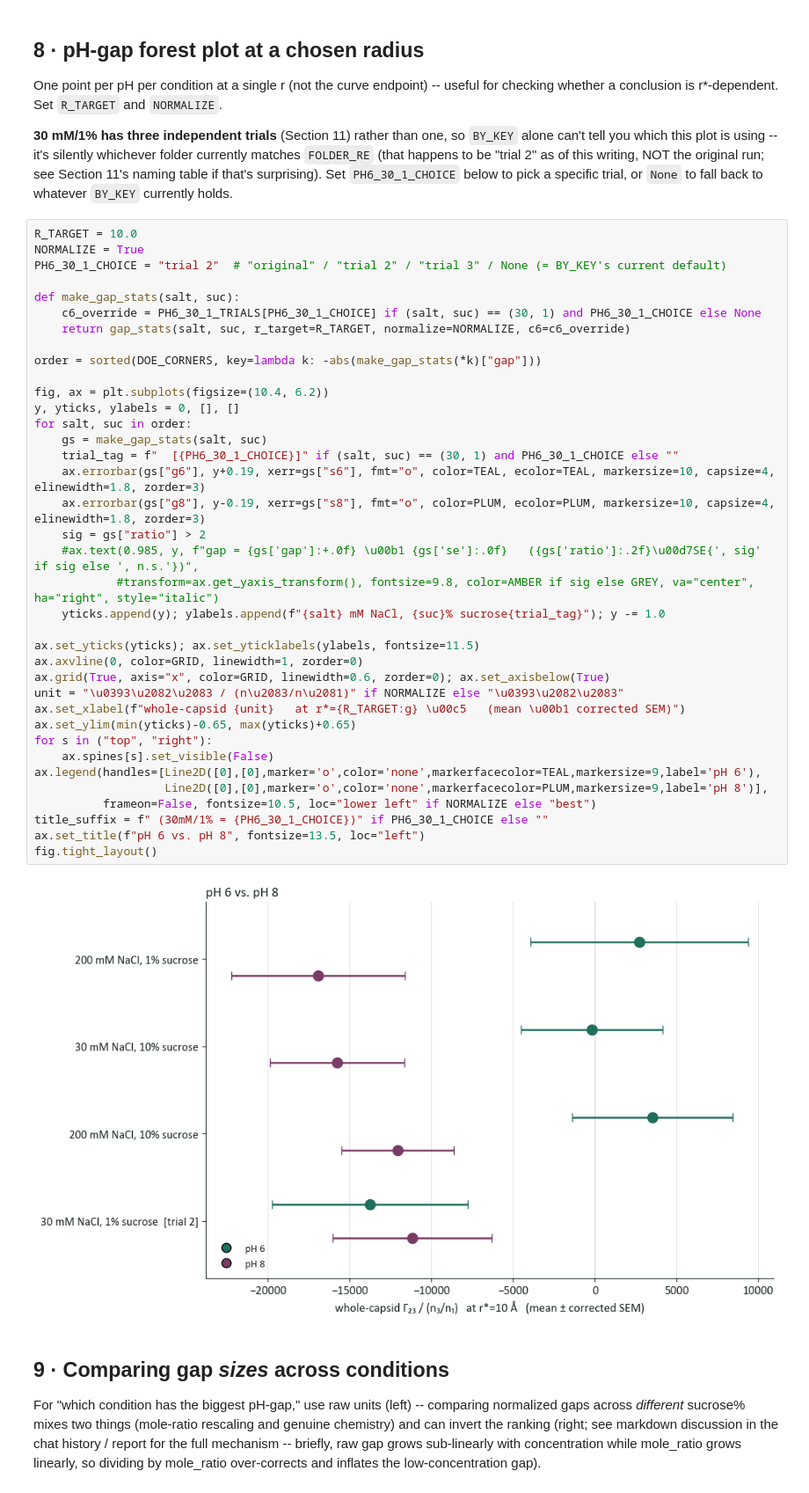
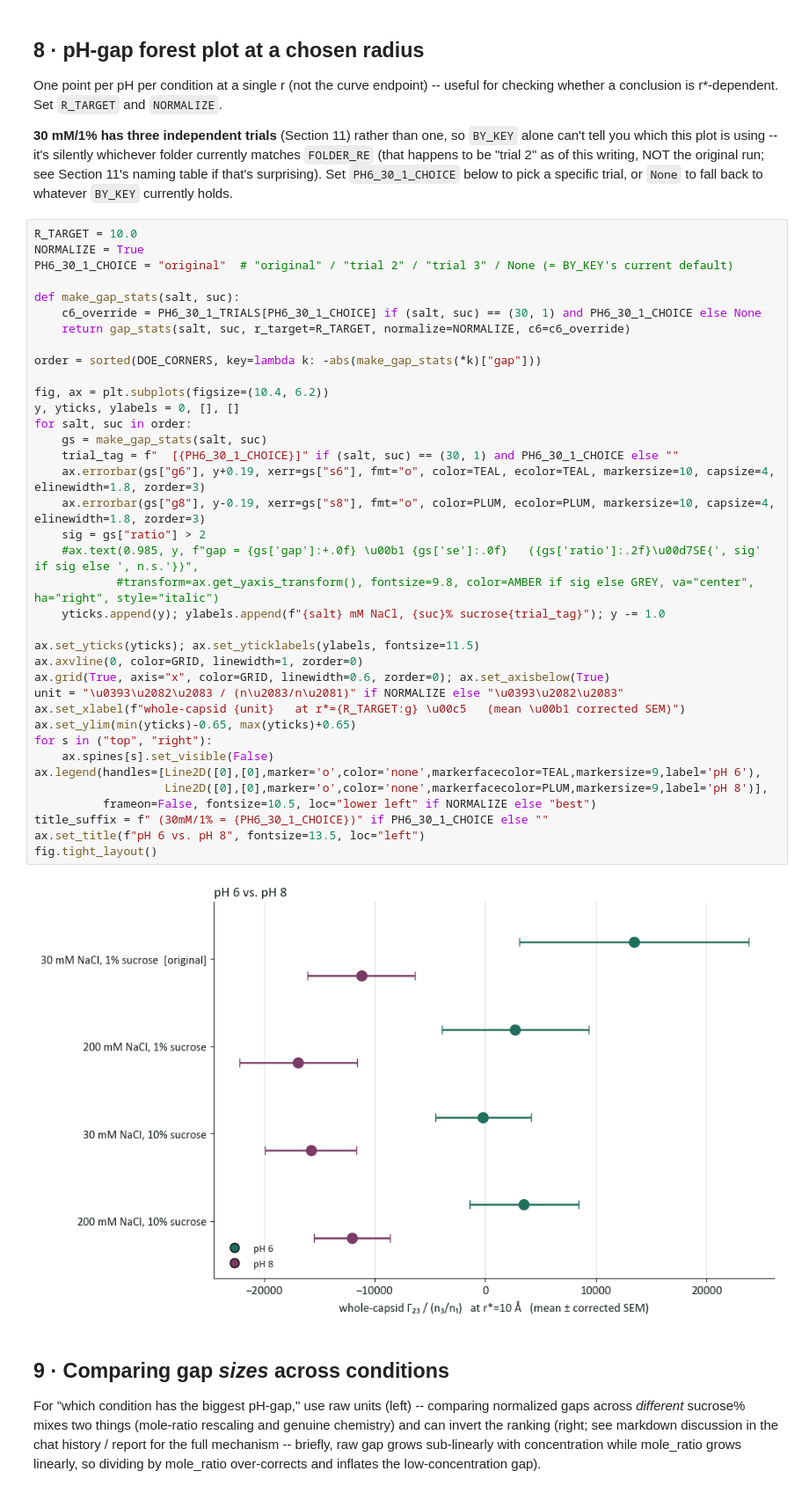
Before and after one commit to rei-plushie/pic_results, a Jupyter notebook: pic_suc_7_9/10ns-simulations/pic_analysis.ipynb, the cells around one changed output. Shown at 88% size. Saved outputs shown, nothing was run; the diff lists cells and outputs as text.

```diff
--- a/pic_suc_7_9/10ns-simulations/pic_analysis.ipynb
+++ b/pic_suc_7_9/10ns-simulations/pic_analysis.ipynb
@@ -627,7 +627,7 @@ trial, or `None` to fall back to whatever `BY_KEY` currently holds.
 # %%
 R_TARGET = 10.0
 NORMALIZE = True
-PH6_30_1_CHOICE = "trial 2"  # "original" / "trial 2" / "trial 3" / None (= BY_KEY's current default)
+PH6_30_1_CHOICE = "original"  # "original" / "trial 2" / "trial 3" / None (= BY_KEY's current default)
 
 def make_gap_stats(salt, suc):
     c6_override = PH6_30_1_TRIALS[PH6_30_1_CHOICE] if (salt, suc) == (30, 1) and PH6_30_1_CHOICE else None
@@ -635,34 +635,34 @@ def make_gap_stats(salt, suc):
 
 order = sorted(DOE_CORNERS, key=lambda k: -abs(make_gap_stats(*k)["gap"]))
 
 fig, ax = plt.subplots(figsize=(10.4, 6.2))
 y, yticks, ylabels = 0, [], []
 for salt, suc in order:
     gs = make_gap_stats(salt, suc)
     trial_tag = f"  [{PH6_30_1_CHOICE}]" if (salt, suc) == (30, 1) and PH6_30_1_CHOICE else ""
     ax.errorbar(gs["g6"], y+0.19, xerr=gs["s6"], fmt="o", color=TEAL, ecolor=TEAL, markersize=10, capsize=4, elinewidth=1.8, zorder=3)
     ax.errorbar(gs["g8"], y-0.19, xerr=gs["s8"], fmt="o", color=PLUM, ecolor=PLUM, markersize=10, capsize=4, elinewidth=1.8, zorder=3)
     sig = gs["ratio"] > 2
     #ax.text(0.985, y, f"gap = {gs['gap']:+.0f} \u00b1 {gs['se']:.0f}   ({gs['ratio']:.2f}\u00d7SE{', sig' if sig else ', n.s.'})",
             #transform=ax.get_yaxis_transform(), fontsize=9.8, color=AMBER if sig else GREY, va="center", ha="right", style="italic")
     yticks.append(y); ylabels.append(f"{salt} mM NaCl, {suc}% sucrose{trial_tag}"); y -= 1.0
 
 ax.set_yticks(yticks); ax.set_yticklabels(ylabels, fontsize=11.5)
 ax.axvline(0, color=GRID, linewidth=1, zorder=0)
 ax.grid(True, axis="x", color=GRID, linewidth=0.6, zorder=0); ax.set_axisbelow(True)
 unit = "\u0393\u2082\u2083 / (n\u2083/n\u2081)" if NORMALIZE else "\u0393\u2082\u2083"
 ax.set_xlabel(f"whole-capsid {unit}   at r*={R_TARGET:g} \u00c5   (mean \u00b1 corrected SEM)")
 ax.set_ylim(min(yticks)-0.65, max(yticks)+0.65)
 for s in ("top", "right"):
     ax.spines[s].set_visible(False)
 ax.legend(handles=[Line2D([0],[0],marker='o',color='none',markerfacecolor=TEAL,markersize=9,label='pH 6'),
                    Line2D([0],[0],marker='o',color='none',markerfacecolor=PLUM,markersize=9,label='pH 8')],
           frameon=False, fontsize=10.5, loc="lower left" if NORMALIZE else "best")
 title_suffix = f" (30mM/1% = {PH6_30_1_CHOICE})" if PH6_30_1_CHOICE else ""
 ax.set_title(f"pH 6 vs. pH 8", fontsize=13.5, loc="left")
 fig.tight_layout()
 # %% [output]
-[figure, old version]
+[figure, new version]
 # %% [markdown]
 ## 9 · Comparing gap *sizes* across conditions
 
```
Also changed, not shown: 2 other files.
